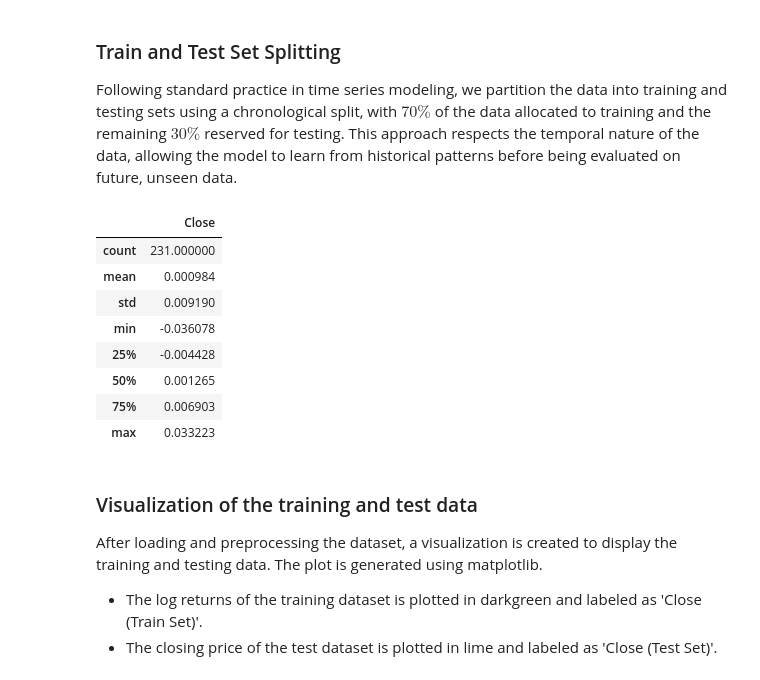
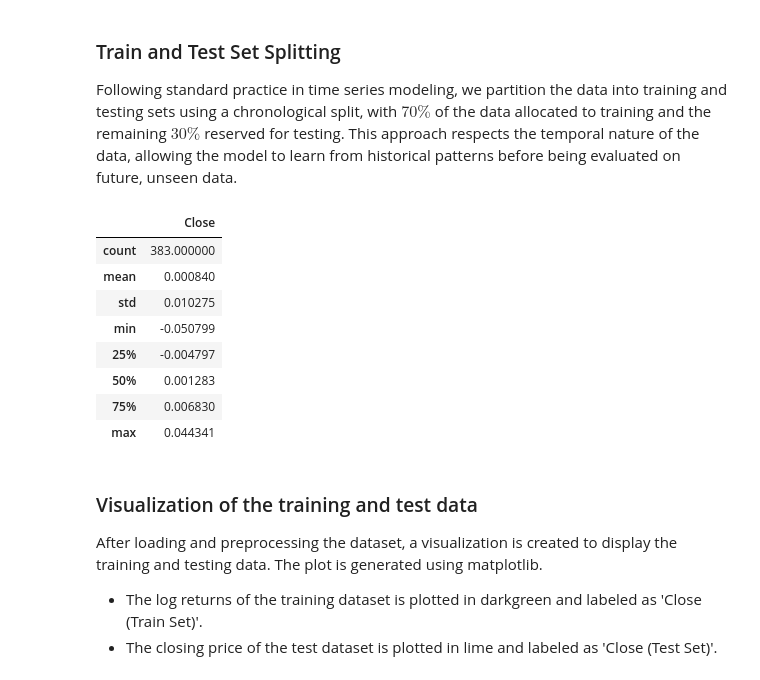
Before and after one commit to saschque/patterndecoder, a Jupyter notebook: patterndecoder_evaluation_study.ipynb, the cells around one changed output. Saved outputs shown, nothing was run; the diff lists cells and outputs as text; code cells hidden in the pictures.

```diff
--- a/patterndecoder_evaluation_study.ipynb
+++ b/patterndecoder_evaluation_study.ipynb
@@ -87,7 +87,8 @@ Our analysis focuses primarily on the Close price column, as specified in the co
 
 The analysis begins with reading the training and data parameters and model hyperparameters of this study from the configuration file `config/config.yaml`, and importing the historical market data from a CSV file using the pandas library. The file `data/^GDAXI.csv` contains all original feature columns, but the focus is on the *Close* price column, which records the closing price of the market for each trading day, as configured in the `config.yaml` file.
 # %%
-import tensorflow as tf
+#import yfinance as yf
+#import tensorflow as tf
 
 from patterndecoder.utils import get_stock_data, load_config
 import matplotlib.pyplot as plt
@@ -96,7 +97,7 @@ import matplotlib.pyplot as plt
 params = load_config("config/config.yaml")
 
 # Read csv
-series_dataframe = get_stock_data(params, False)
+series_dataframe = get_stock_data(params, True)
 
 # Plot historical data
 plt.figure(figsize=(20, 6))
@@ -172,31 +173,33 @@ Following standard practice in time series modeling, we partition the data into
 # %%
 import numpy as np
 
 # Univariate data analysis on Close price data
 # Preprocessing price data to generate daily log returns to normalize the data
 daily_log_returns = (
     np.log(
         series_dataframe[params["columns"]]
         / series_dataframe[params["columns"]].shift(1)
     )
 ).fillna(0)
 
+daily_returns = (series_dataframe[params["columns"]].pct_change().fillna(0) +1).cumprod() -1
+
 # Generating the training and test set
 train_size = int(daily_log_returns.shape[0] * params["train_split"])
 train_data = daily_log_returns.iloc[:train_size]
 test_data = daily_log_returns.iloc[train_size:]
 
 test_data.describe()
 # %% [output]
 |  | Close |
-| count | 231.000000 |
-| mean | 0.000984 |
-| std | 0.009190 |
-| min | -0.036078 |
-| 25% | -0.004428 |
-| 50% | 0.001265 |
-| 75% | 0.006903 |
-| max | 0.033223 |
+| count | 383.000000 |
+| mean | 0.000840 |
+| std | 0.010275 |
+| min | -0.050799 |
+| 25% | -0.004797 |
+| 50% | 0.001283 |
+| 75% | 0.006830 |
+| max | 0.044341 |
 # %% [markdown]
 ### Visualization of the training and test data
 
```
Also changed, not shown: parts of 18 cells of this notebook, 15 other files.
